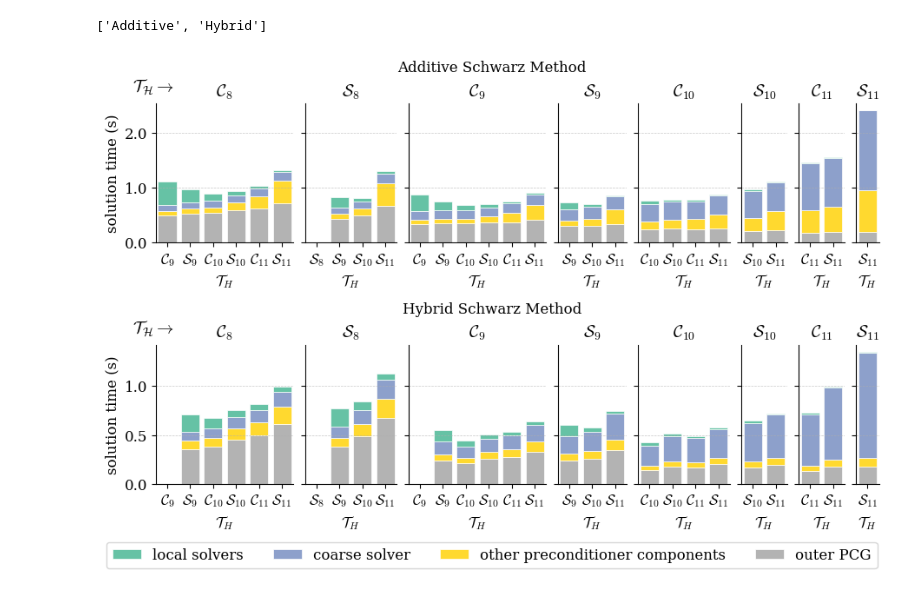
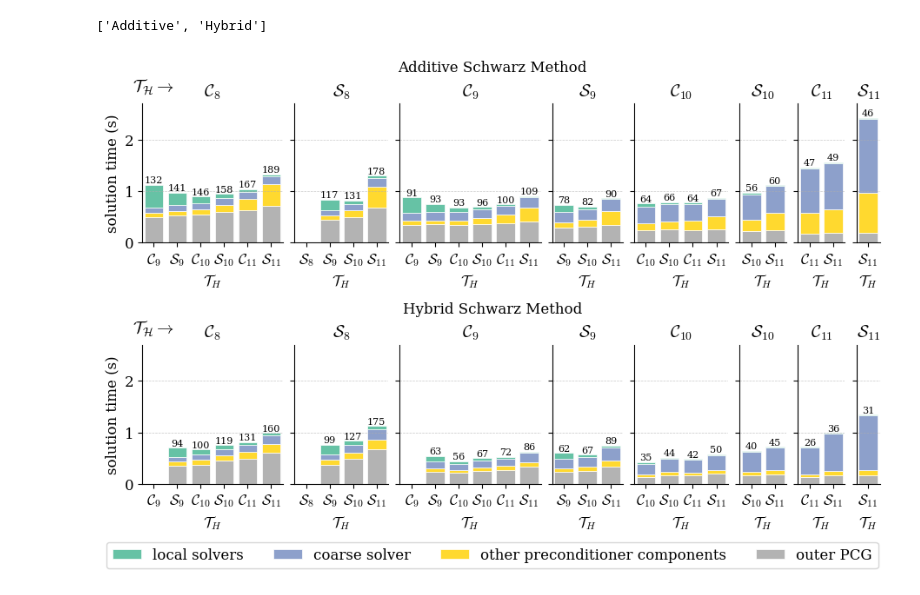
Before and after one commit to mgr0dzicki/dd-solvers, a Jupyter notebook: notebooks/parallelism_plots.ipynb, the cells around one changed output. Saved outputs shown, nothing was run; the diff lists cells and outputs as text; code cells hidden in the pictures.

Commit message:
add iteration counts to parallelism plots

```diff
--- a/notebooks/parallelism_plots.ipynb
+++ b/notebooks/parallelism_plots.ipynb
@@ -30,7 +30,7 @@ def minimize_coarse_solver_times(summary: pd.DataFrame):
                         summary[(col, solver, variant)] = min_times
     return summary
 # %%
-df = pd.read_csv("../results/experiment_parallelism_d2_p1_f11.csv")
+df = pd.read_csv("../results/experiment_parallelism.csv")
 df = process_experiments_df(df)
 # %%
 metadata_df = df.apply(extract_row_metadata, axis=1)
@@ -102,6 +102,7 @@ def get_plot_df(coarse_m: int, solver: str):
         ]
         / 1000
     )
+    to_plot["iterations"] = data["iterations"].map("{:.0f}".format)
     to_plot.sort_index(inplace=True, key=lambda x: x.map(mesh_to_key))
     to_plot.rename(index=lambda s: f"${format_mesh(s)}$", inplace=True)
     return to_plot
@@ -129,34 +130,36 @@ for i, solver in enumerate(solvers):
     axes = subfig.subplots(
         nrows=1, ncols=len(coarse_meshes), sharey=True, width_ratios=width_ratios
     )
     for j, coarse_m in enumerate(coarse_meshes):
         ax = axes[j]
         plot_clustered_stacked(
             ax,
             [get_plot_df(coarse_m, solver)],
             [solver],
             add_legend=False,
+            value_col="iterations",
         )
         ax.set_title(f"${format_mesh(coarse_m)}$")
         ax.set_xlabel("$\\mathcal{{T}}_H$")
         if coarse_m == "C8":
             ax.set_ylabel("solution time (s)")
-        if i == 0 and j == 0:
-            ax.set_yticks([0, 1, 2])
-            ax.set_yticklabels(["0.0", "1.0", "2.0"])
+        ax.set_ylim(0, 2.7)
+        # if i == 0 and j == 0:
+        #     ax.set_yticks([0, 1, 2])
+        #     ax.set_yticklabels(["0.0", "1.0", "2.0"])
 
     subfig.suptitle(f"{solver} Schwarz Method", fontsize=12)
     subfig.text(0.04, 0.85, "$\\mathcal{T}_\\mathcal{H}\\rightarrow$", fontsize=14)
 
 handles, labels = ax.get_legend_handles_labels()
 fig.legend(
     handles[::-1],
     labels[::-1],
     loc="upper center",
     bbox_to_anchor=(0.5, -0.0),
     ncols=4,
 )
 
 fig.savefig("../docs/images/parallelism_plots.svg", bbox_inches="tight")
 # %% [output]
-[figure, old version]
+[figure, new version]
```
Also changed, not shown: 4 other files.
